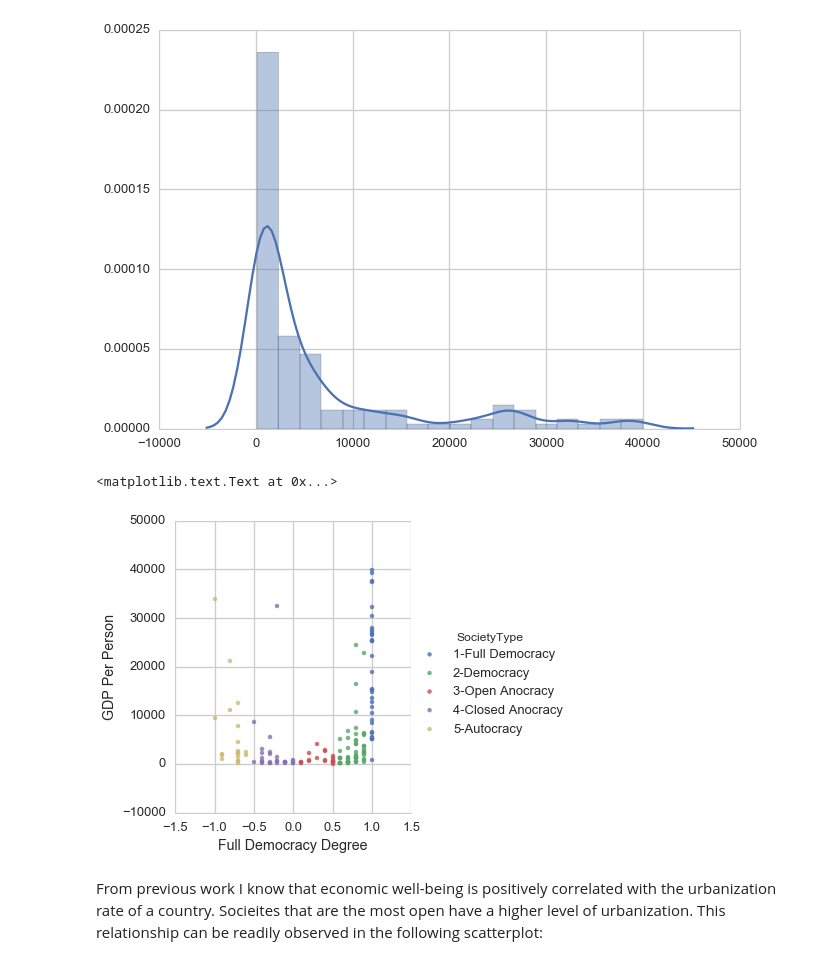
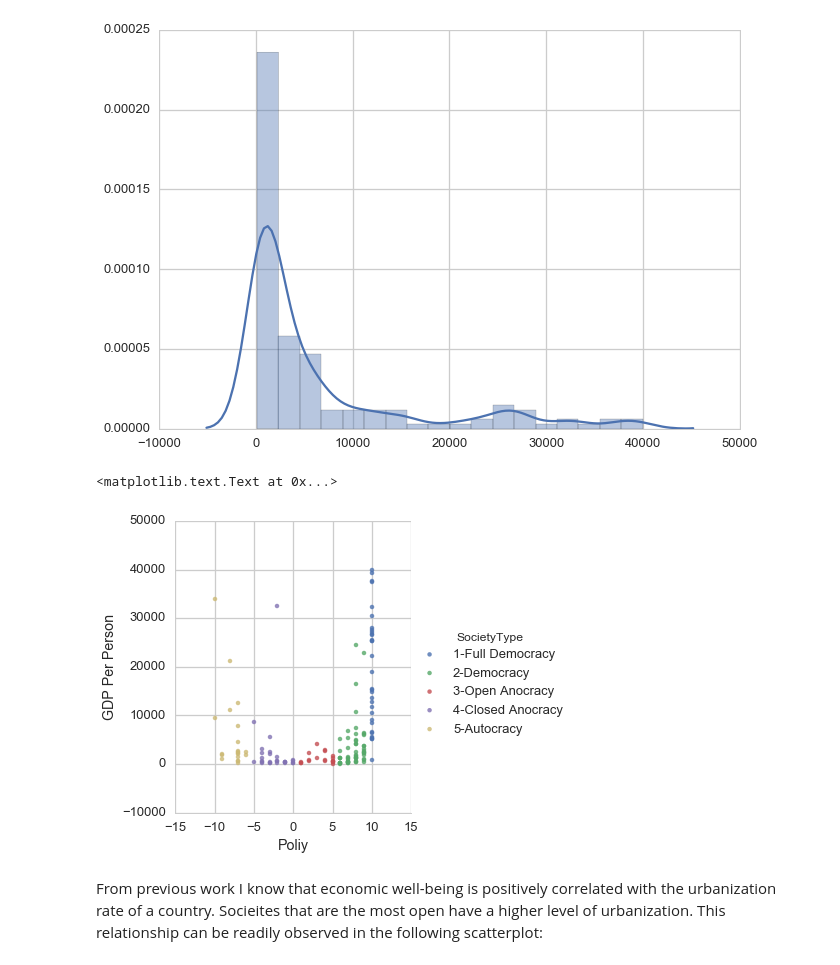
Before and after one commit to ArutyunSargsyan/democracy-and-economic-well-being, a Jupyter notebook: Regression Modeling in Practice/Week 3 Assignment.ipynb, the cells around one changed output. Drawn from its saved outputs; the diff is of its cells as text; code cells hidden in the pictures.

```diff
--- a/Regression Modeling in Practice/Week 3 Assignment.ipynb
+++ b/Regression Modeling in Practice/Week 3 Assignment.ipynb
@@ -100,19 +100,19 @@ median_incomeperperson = np.median(subset['incomeperperson'])
 # %%
 # This function converts the polity score to a category
 def full_democracy_degree(score):
     full_democracy = score / 10
     return(full_democracy)
 
 # Now we can use the function to create the new variable
 subset['full_democracy_degree'] = subset['polityscore'].apply(full_democracy_degree)
 
 # Visualize the relationship
-sns.lmplot(x='full_democracy_degree', y='incomeperperson', data=subset, fit_reg=False, hue='SocietyType')
+sns.lmplot(x='polityscore', y='incomeperperson', data=subset, fit_reg=False, hue='SocietyType')
 plt.ylabel('GDP Per Person')
-plt.xlabel('Full Democracy Degree')
+plt.xlabel('Poliy')
 # %% [output]
 <matplotlib.text.Text at 0x...>
-[figure, old version]
+[figure, new version]
 # %% [markdown]
 From previous work I know that economic well-being is positively correlated with the urbanization rate of a country.  Socieites that are the most open have a higher level of urbanization.  This relationship can be readily observed in the following scatterplot:
 # %%
```
Also changed, not shown: parts of 17 cells of this notebook, 1 other file.
